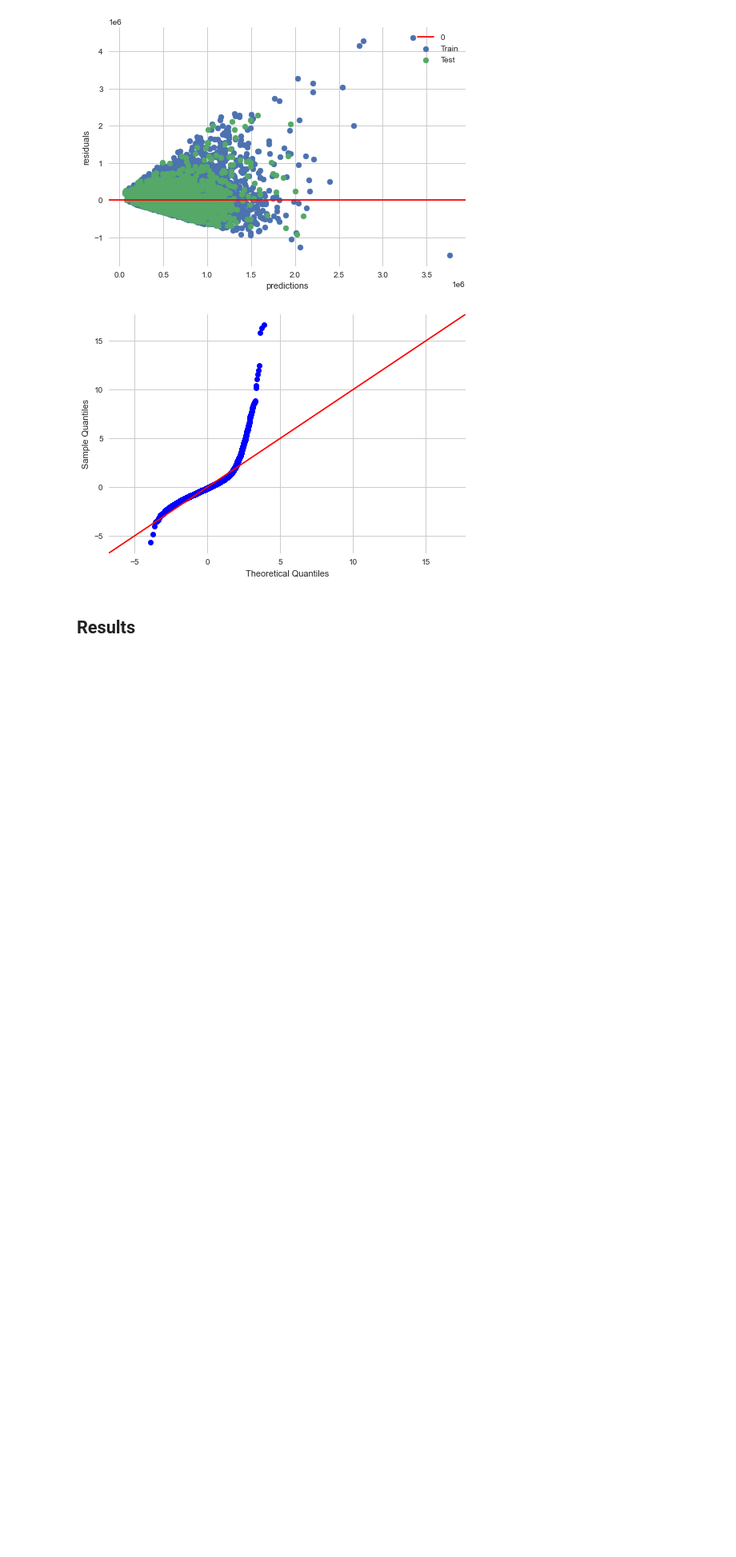
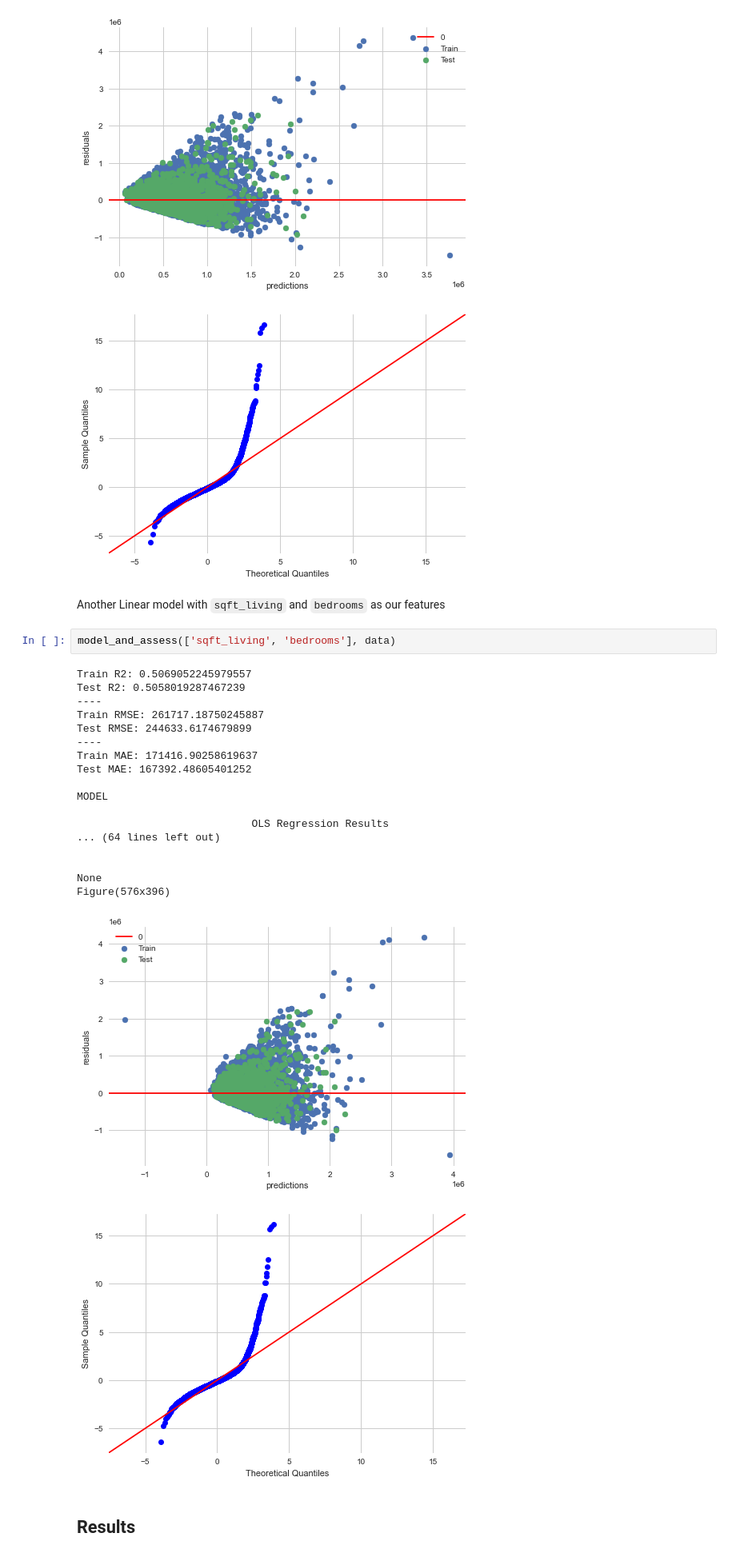
Before and after one commit to R3TR0Quan/KC_Realestate_Analysis_and_Modelling, a Jupyter notebook: notebook.ipynb, the cells around one changed output. Shown: that part at 80% size. Saved outputs shown, nothing was run; the diff lists cells and outputs as text; blank space fills up the shorter version.

Commit message:
Regression Analysis

```diff
--- a/notebook.ipynb
+++ b/notebook.ipynb
@@ -627,6 +627,30 @@ None
 Figure(576x396)
 [figure]
 [figure]
+# %% [markdown]
+Another Linear model with `sqft_living` and `bedrooms` as our features
+# %%
+model_and_assess(['sqft_living', 'bedrooms'], data)
+# %% [output]
+Train R2: 0.5069052245979557
+Test R2: 0.5058019287467239
+----
+Train RMSE: 261717.18750245887
+Test RMSE: 244633.6174679899
+----
+Train MAE: 171416.90258619637
+Test MAE: 167392.48605401252
+
+MODEL
+
+                            OLS Regression Results
+... (64 lines left out)
+
+
+None
+Figure(576x396)
+[figure, added]
+[figure, added]
 # %% [markdown]
 ## Results
 # %% [markdown]
```
